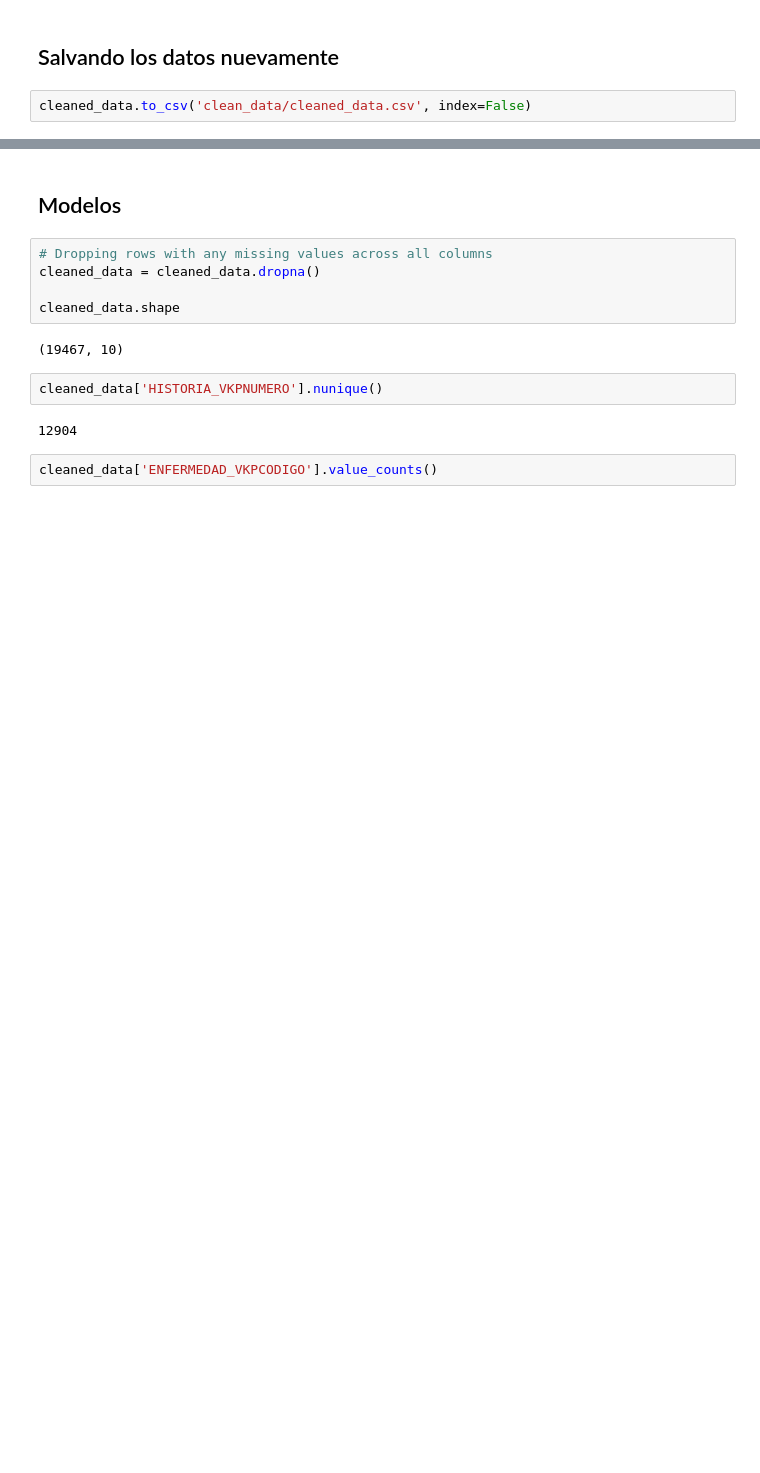
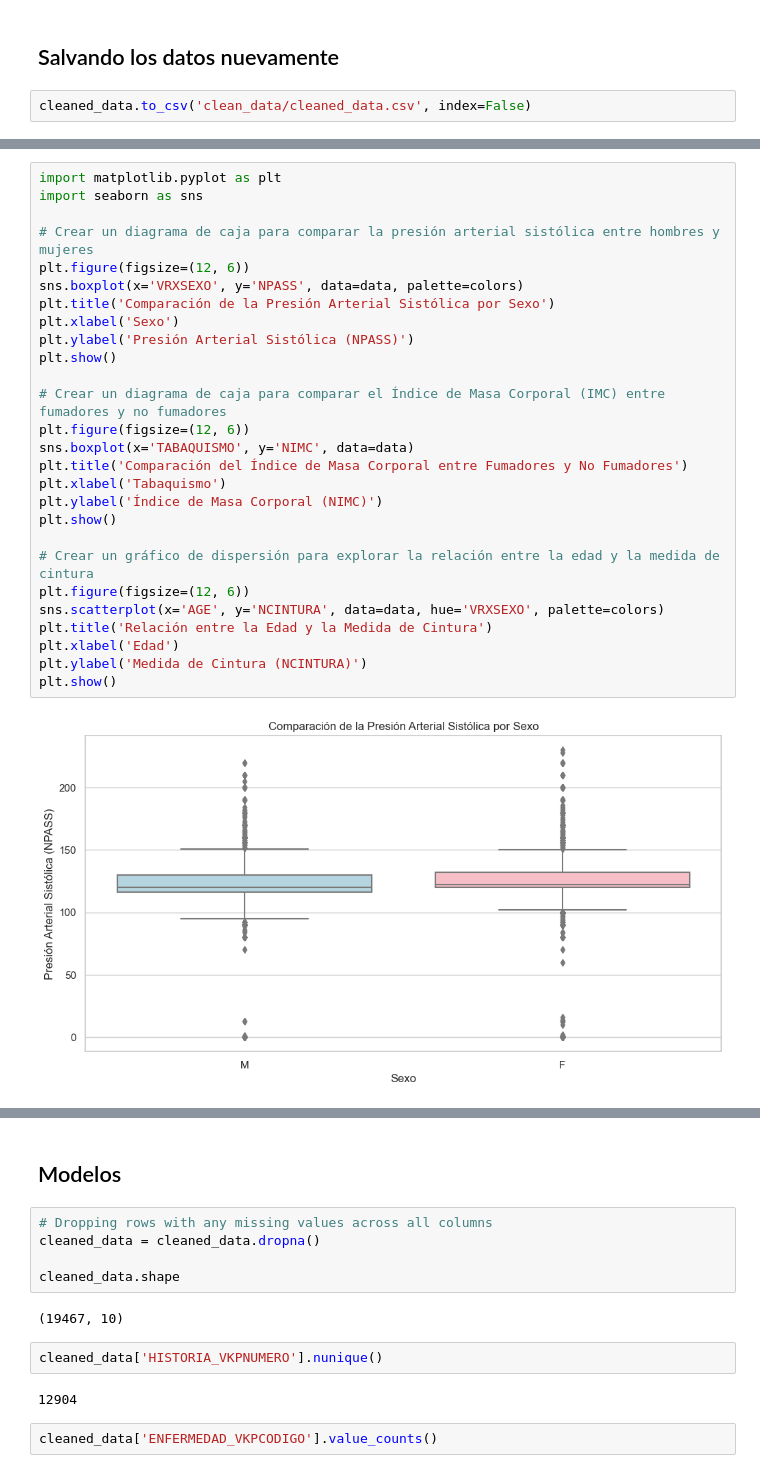
Before and after one commit to hebermudezg/sennova-11113-2023, a Jupyter notebook: data_pipeline.ipynb, the cells around one changed output, grey strips where cells are left out. Saved outputs shown, nothing was run; the diff lists cells and outputs as text; blank space fills up the shorter version.

```diff
--- a/data_pipeline.ipynb
+++ b/data_pipeline.ipynb
@@ -359,0 +393,29 @@ cleaned_data.to_csv('clean_data/cleaned_data.csv', index=False)
+# %%
+import matplotlib.pyplot as plt
+import seaborn as sns
+
+# Crear un diagrama de caja para comparar la presión arterial sistólica entre hombres y mujeres
+plt.figure(figsize=(12, 6))
+sns.boxplot(x='VRXSEXO', y='NPASS', data=data, palette=colors)
+plt.title('Comparación de la Presión Arterial Sistólica por Sexo')
+plt.xlabel('Sexo')
+plt.ylabel('Presión Arterial Sistólica (NPASS)')
+plt.show()
+
+# Crear un diagrama de caja para comparar el Índice de Masa Corporal (IMC) entre fumadores y no fumadores
+plt.figure(figsize=(12, 6))
+sns.boxplot(x='TABAQUISMO', y='NIMC', data=data)
+plt.title('Comparación del Índice de Masa Corporal entre Fumadores y No Fumadores')
+plt.xlabel('Tabaquismo')
+plt.ylabel('Índice de Masa Corporal (NIMC)')
+plt.show()
+
+# Crear un gráfico de dispersión para explorar la relación entre la edad y la medida de cintura
+plt.figure(figsize=(12, 6))
+sns.scatterplot(x='AGE', y='NCINTURA', data=data, hue='VRXSEXO', palette=colors)
+plt.title('Relación entre la Edad y la Medida de Cintura')
+plt.xlabel('Edad')
+plt.ylabel('Medida de Cintura (NCINTURA)')
+plt.show()
+# %% [output]
+[figure, added]
```
Also changed, not shown: parts of 3 cells of this notebook.
